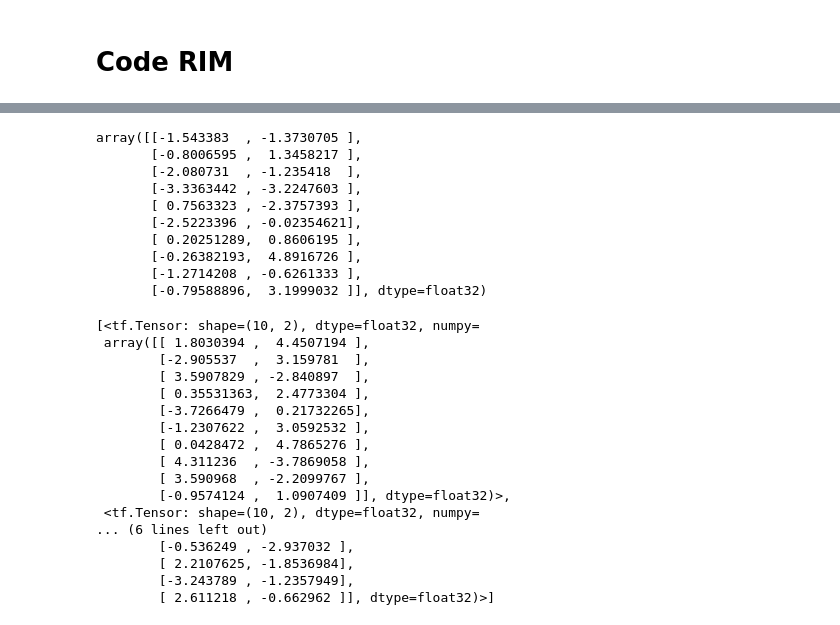
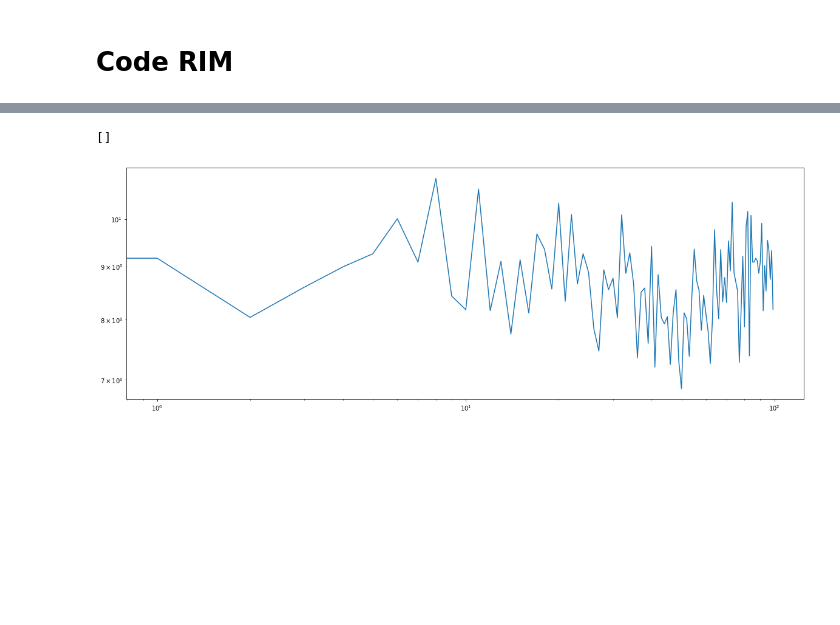
Before and after one commit to modichirag/galference, a Jupyter notebook: notebooks/Rim_build.ipynb, the cells around one changed output, grey strips where cells are left out. Saved outputs shown, nothing was run; the diff lists cells and outputs as text; code cells hidden in the pictures; blank space fills up the shorter version.

```diff
--- a/notebooks/Rim_build.ipynb
+++ b/notebooks/Rim_build.ipynb
@@ -413,5 +435,3 @@ out = cell(tf.constant(tf.concat([xx, xx*2], axis=-1)), states)
 # a = test2(tf.constant(xx), tf.constant(AA)).numpy()
 # b = test(xx, AA)
 # b.shape
-# %%
-niter = 5
@@ -746,8 +745,4 @@ xinit, xx, yy = X0_train[idx].astype(float32), X_train[idx].astype(float32), Y_t
 out, states = testrim(x_init=tf.constant(xx), y=tf.constant(yy), grad_fn=grad, grad_args=[tf.constant(A)])
-# %%
-idx = np.random.randint(0, X_train.shape[0], 10)
-xinit, xx, yy = X0_train[idx].astype(float32), X_train[idx].astype(float32), Y_train[idx].astype(float32)
-out, states = testrim(x_init=tf.constant(xx), y=tf.constant(yy), grad_fn=grad, grad_args=[tf.constant(A)])
 # %%
 # testcell = LSTMCell(2)
 # xinp = tf.concat([tf.constant(yy), tf.constant(xx)], axis=-1)
@@ -756,40 +764,27 @@ out, states = testrim(x_init=tf.constant(xx), y=tf.constant(yy), grad_fn=grad, g
 # %%
-
-testrim.trainable_variables
-# Create an optimizer for Adam.
-opt = tf.keras.optimizers.Adam(learning_rate=0.01)
-
-
-
-# @tf.function
-def rim_train(x_true, x_init, y, A):
-    with tf.GradientTape() as tape:
-        x_pred, states = testrim(x_init, y, grad, [A])
-#         loss = tf.losses.mse(x_true, x_pred)
-        loss = tf.reduce_sum((x_true- x_pred)**2)
-    gradients = tape.gradient(loss, testrim.trainable_variables)
-    opt.apply_gradients(zip(gradients, testrim.trainable_variables))
-    return loss
-
-
-
 # idx = np.random.randint(0, X_train.shape[0], 100)
 # xinit, xx, yy = X0_train[idx].astype(float32), X_train[idx].astype(float32), Y_train[idx].astype(float32)
 
 # with tf.GradientTape() as tape:
 #     tape.watch(testrim.trainable_variables)
 #     out, states = testrim(tf.constant(xinit),  tf.constant(yy), grad, [tf.constant(A)])
-#     testloss = tf.reduce_sum(out - tf.constant(xx))
+#     testloss = tf.reduce_sum((out - tf.constant(xx)**2))
 # testgrads  = tape.gradient(testloss, testrim.trainable_variables)
 # %%
-idx = np.random.randint(0, X_train.shape[0], 100)
-xx, yy = X_train[idx].astype(float32), Y_train[idx].astype(float32)
-A = A_train[0]
+# idx = np.random.randint(0, X_train.shape[0], 32)
+# xx, yy, A = X_train[idx].astype(float32), Y_train[idx].astype(float32), A_train[idx]
 
 losses = []
-for i in range(1000):
-    idx = np.random.randint(0, X_train.shape[0], 100)
-    xinit, xx, yy = X0_train[idx].astype(float32), X_train[idx].astype(float32), Y_train[idx].astype(float32)
-    yy = yy*0. + Y_train[0]
+for i in range(100):
+    idx = np.random.randint(0, X_train.shape[0], 32)
+    xinit, xx, yy, A = X0_train[idx].astype(float32), X_train[idx].astype(float32), Y_train[idx].astype(float32), A_train[idx]
     losses.append(rim_train(tf.constant(xx), tf.constant(xinit), tf.constant(yy), tf.constant(A)).numpy())
+#     testrim(tf.constant(xinit), tf.constant(yy), grad, [tf.constant(A)])
+#     print(testrim.cell.kernel)
+# %%
+plt.plot(losses)
+plt.loglog()
+# %% [output]
+[]
+[figure, added]
 # %%
@@ -799,33 +795,0 @@ out = testrim(tf.constant(xinit), tf.constant(yy), grad, [tf.constant(A)])
-# %%
-yy
-# %% [output]
-array([[-1.543383  , -1.3730705 ],
-       [-0.8006595 ,  1.3458217 ],
-       [-2.080731  , -1.235418  ],
-       [-3.3363442 , -3.2247603 ],
-       [ 0.7563323 , -2.3757393 ],
-       [-2.5223396 , -0.02354621],
-       [ 0.20251289,  0.8606195 ],
-       [-0.26382193,  4.8916726 ],
-       [-1.2714208 , -0.6261333 ],
-       [-0.79588896,  3.1999032 ]], dtype=float32)
-# %%
-tf.unstack([tf.constant(xx), tf.constant(yy)])
-# %% [output]
-[<tf.Tensor: shape=(10, 2), dtype=float32, numpy=
- array([[ 1.8030394 ,  4.4507194 ],
-        [-2.905537  ,  3.159781  ],
-        [ 3.5907829 , -2.840897  ],
-        [ 0.35531363,  2.4773304 ],
-        [-3.7266479 ,  0.21732265],
-        [-1.2307622 ,  3.0592532 ],
-        [ 0.0428472 ,  4.7865276 ],
-        [ 4.311236  , -3.7869058 ],
-        [ 3.590968  , -2.2099767 ],
-        [-0.9574124 ,  1.0907409 ]], dtype=float32)>,
- <tf.Tensor: shape=(10, 2), dtype=float32, numpy=
-... (6 lines left out)
-        [-0.536249 , -2.937032 ],
-        [ 2.2107625, -1.8536984],
-        [-3.243789 , -1.2357949],
-        [ 2.611218 , -0.662962 ]], dtype=float32)>]
```
Also changed, not shown: parts of 29 cells of this notebook, 1 other file.
